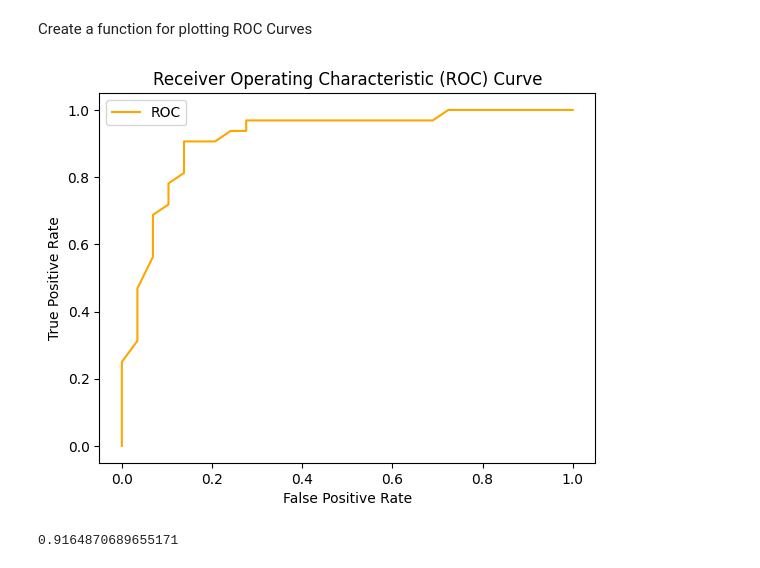
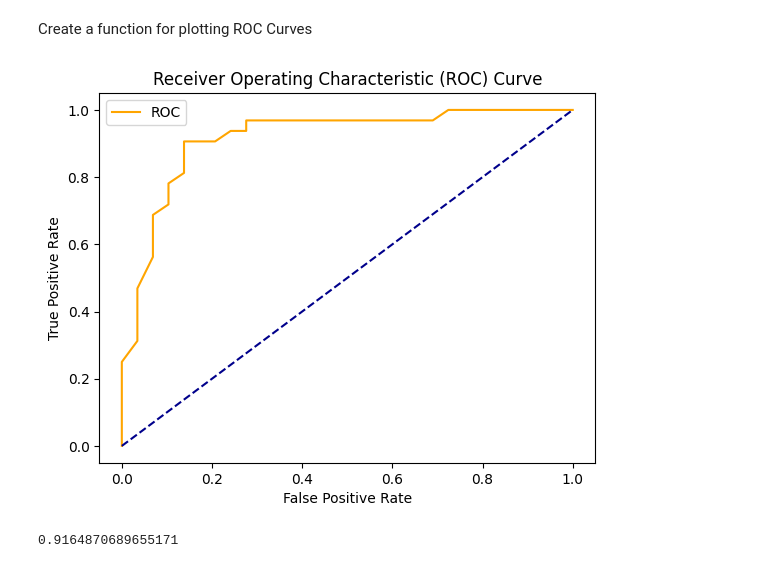
Before and after one commit to LukeOpany/sci-kit, a Jupyter notebook: heart_disease.ipynb, the cells around one changed output. Saved outputs shown, nothing was run; the diff lists cells and outputs as text; code cells hidden in the pictures.

```diff
--- a/heart_disease.ipynb
+++ b/heart_disease.ipynb
@@ -158,15 +158,15 @@ Create a function for plotting ROC Curves
 # %%
 def plot_roc_curve(fpr, tpr):
     plt.plot(fpr, tpr, color="orange", label="ROC")
-    #plt.plot([0, 1], [0, 1], color="darkblue", linestyle="--")
+    plt.plot([0, 1], [0, 1], color="darkblue", linestyle="--")
     plt.xlabel("False Positive Rate")
     plt.ylabel("True Positive Rate")
     plt.title("Receiver Operating Characteristic (ROC) Curve")
     plt.legend()
     plt.show()
 plot_roc_curve(fpr, tpr)
 # %% [output]
-[figure, old version]
+[figure, new version]
 # %%
 from sklearn.metrics import roc_auc_score
 roc_auc_score(y_test, y_probs_positive)
```
Also changed, not shown: parts of 1 cell of this notebook.
